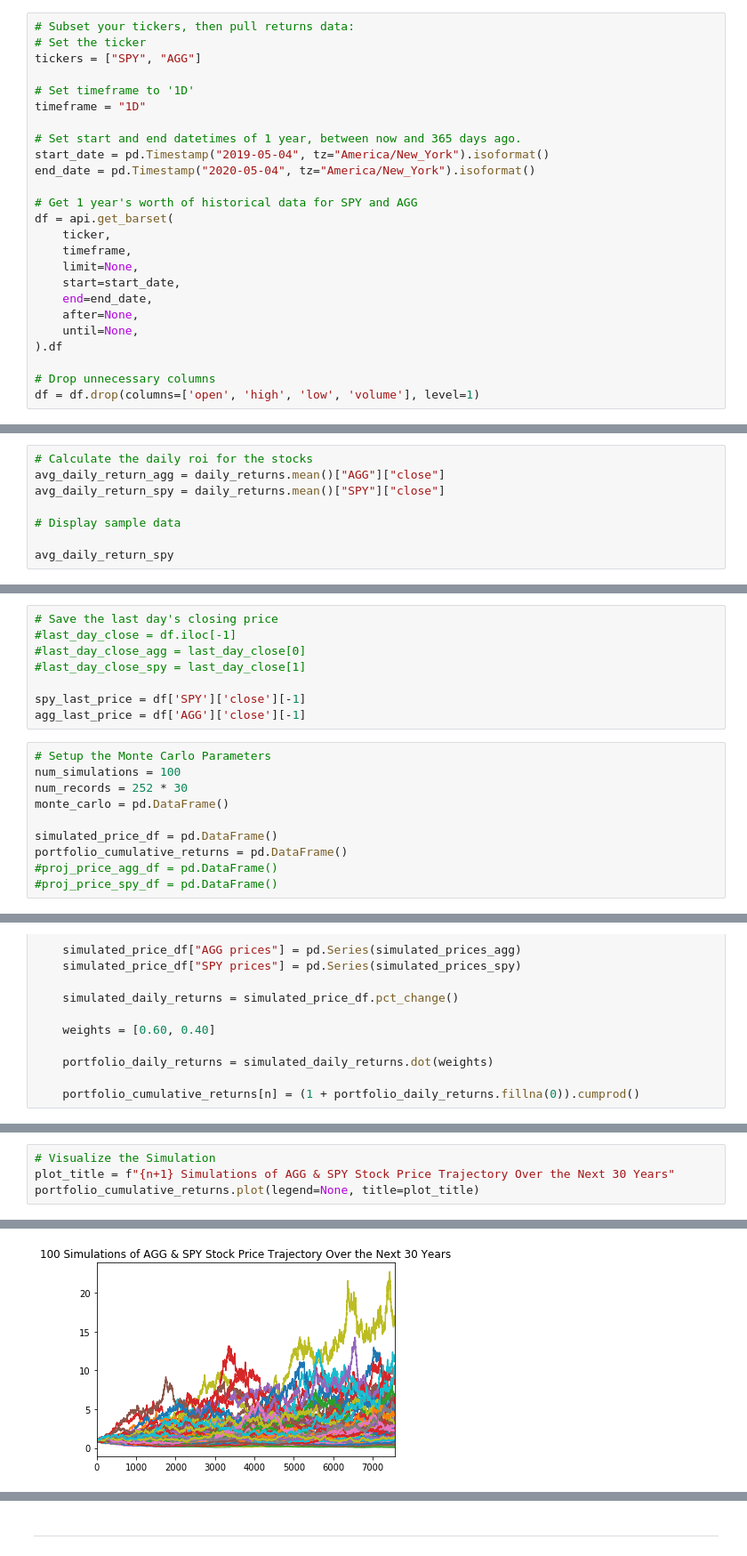
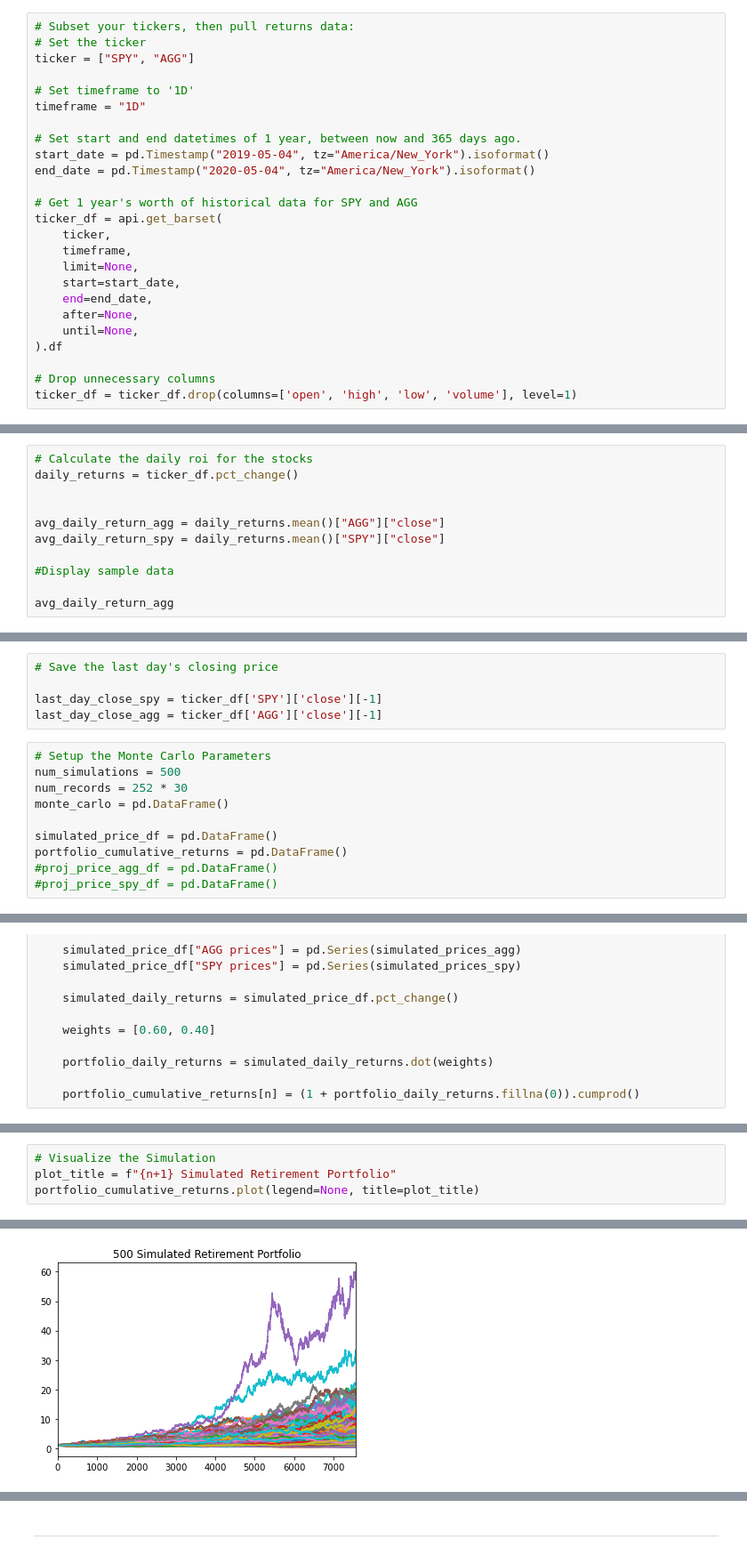
Before and after one commit to JessicaDeCunha/Retirement-Financial-Planning-using-APIs, a Jupyter notebook: completed_portfolio_planner.ipynb, the cells around one changed output, grey strips where cells are left out. Shown: that part at 89% size. Cells and saved outputs as stored; diff of their text form.

```diff
--- a/completed_portfolio_planner.ipynb
+++ b/completed_portfolio_planner.ipynb
@@ -43,7 +43,7 @@ In this step, you will need to use the Alpaca api to fetch closing prices for th
 # %%
 # Subset your tickers, then pull returns data:
 # Set the ticker
-tickers = ["SPY", "AGG"]
+ticker = ["SPY", "AGG"]
 
 # Set timeframe to '1D'
 timeframe = "1D"
@@ -53,7 +53,7 @@ start_date = pd.Timestamp("2019-05-04", tz="America/New_York").isoformat()
 end_date = pd.Timestamp("2020-05-04", tz="America/New_York").isoformat()
 
 # Get 1 year's worth of historical data for SPY and AGG
-df = api.get_barset(
+ticker_df = api.get_barset(
     ticker,
     timeframe,
     limit=None,
@@ -64,6 +64,6 @@ df = api.get_barset(
 ).df
 
 # Drop unnecessary columns
-df = df.drop(columns=['open', 'high', 'low', 'volume'], level=1)
+ticker_df = ticker_df.drop(columns=['open', 'high', 'low', 'volume'], level=1)
 # %%
 # Display sample data
@@ -97,10 +97,13 @@ Complete the following steps:
 **Hint:** There are `252` trading days per year, so the number of records to generate for each Monte Carlo run will be `252 days * 30 years`.
 # %%
 # Calculate the daily roi for the stocks
+daily_returns = ticker_df.pct_change()
+
+
 avg_daily_return_agg = daily_returns.mean()["AGG"]["close"]
 avg_daily_return_spy = daily_returns.mean()["SPY"]["close"]
 
-# Display sample data
+#Display sample data
 
-avg_daily_return_spy
+avg_daily_return_agg
 # %% [output]
@@ -115,14 +119,11 @@ std_dev_daily_return_spy
 # %%
 # Save the last day's closing price
-#last_day_close = df.iloc[-1]
-#last_day_close_agg = last_day_close[0]
-#last_day_close_spy = last_day_close[1]
 
-spy_last_price = df['SPY']['close'][-1]
-agg_last_price = df['AGG']['close'][-1]
+last_day_close_spy = ticker_df['SPY']['close'][-1]
+last_day_close_agg = ticker_df['AGG']['close'][-1]
 # %%
 # Setup the Monte Carlo Parameters
-num_simulations = 100
+num_simulations = 500
 num_records = 252 * 30
 monte_carlo = pd.DataFrame()
 
@@ -170,9 +171,9 @@ portfolio_cumulative_returns.head()
 # %%
 # Visualize the Simulation
-plot_title = f"{n+1} Simulations of AGG & SPY Stock Price Trajectory Over the Next 30 Years"
+plot_title = f"{n+1} Simulated Retirement Portfolio"
 portfolio_cumulative_returns.plot(legend=None, title=plot_title)
 # %% [output]
 <matplotlib.axes._subplots.AxesSubplot at 0x...>
-[figure, old version]
+[figure, new version]
 # %%
 # Select the last row for the cumulative returns (cumulative returns at 20 years)
```
Also changed, not shown: parts of 15 cells of this notebook, 7 other files.
